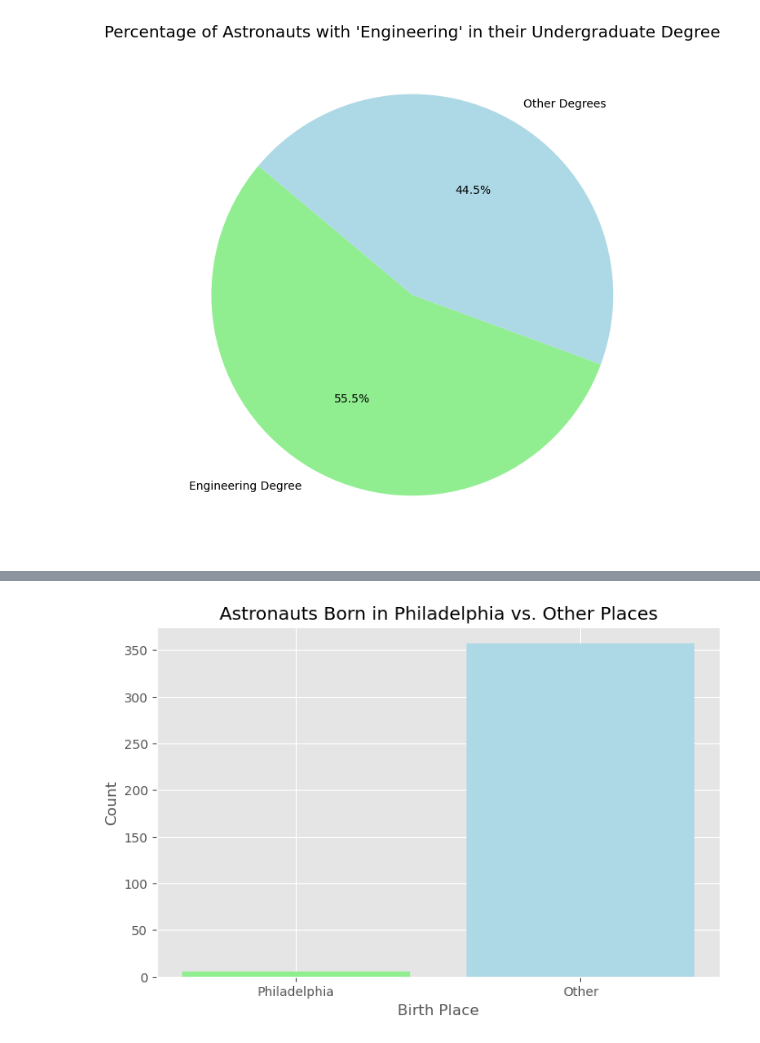
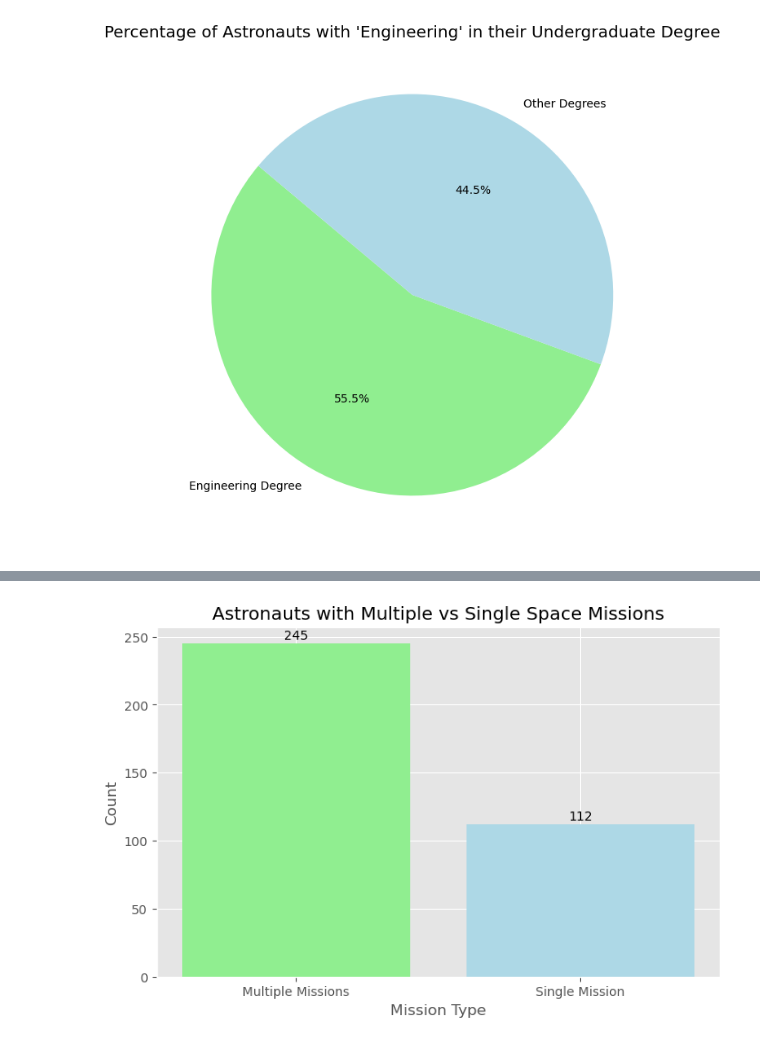
Before and after one commit to BenVvv/Data-analysis-in-SQL, a Jupyter notebook: Astronauts Project.ipynb, the cells around one changed output, grey strips where cells are left out. Drawn from its saved outputs; the diff is of its cells as text; code cells hidden in the pictures.

```diff
--- a/Astronauts Project.ipynb
+++ b/Astronauts Project.ipynb
@@ -162,15 +156,25 @@ plt.show()
-# %%
-# Data
-birth_places = ['Philadelphia', 'Other']
-counts = [6, 357]  # 6 from Philadelphia and the rest from other places
-
-# Plotting the data
-plt.figure(figsize=(8, 5))
-plt.bar(birth_places, counts, color=['Lightgreen', 'Lightblue'])
-plt.title('Astronauts Born in Philadelphia vs. Other Places')
-plt.xlabel('Birth Place')
-plt.ylabel('Count')
-plt.xticks(rotation=0)
-plt.show()
-# %% [output]
-[figure, removed]
+# %%
+import matplotlib.pyplot as plt
+
+# Data for the graph
+labels = ['Multiple Missions', 'Single Mission']
+counts = [245, 357 - 245]  # Total astronauts is 357 as per the previous data (50 + 307)
+
+# Plotting the data
+plt.figure(figsize=(8, 5))
+bars = plt.bar(labels, counts, color=['Lightgreen', 'Lightblue'])
+
+# Adding the count annotations on top of each bar
+for bar, count in zip(bars, counts):
+    plt.text(bar.get_x() + bar.get_width() / 2, bar.get_height() + 1, count, ha='center', va='bottom', color='black', fontsize=10)
+
+# Titles and labels
+plt.title('Astronauts with Multiple vs Single Space Missions')
+plt.xlabel('Mission Type')
+plt.ylabel('Count')
+plt.xticks(rotation=0)
+
+# Display the plot
+plt.show()
+# %% [output]
+[figure, added]
```
Also changed, not shown: parts of 4 cells of this notebook.
